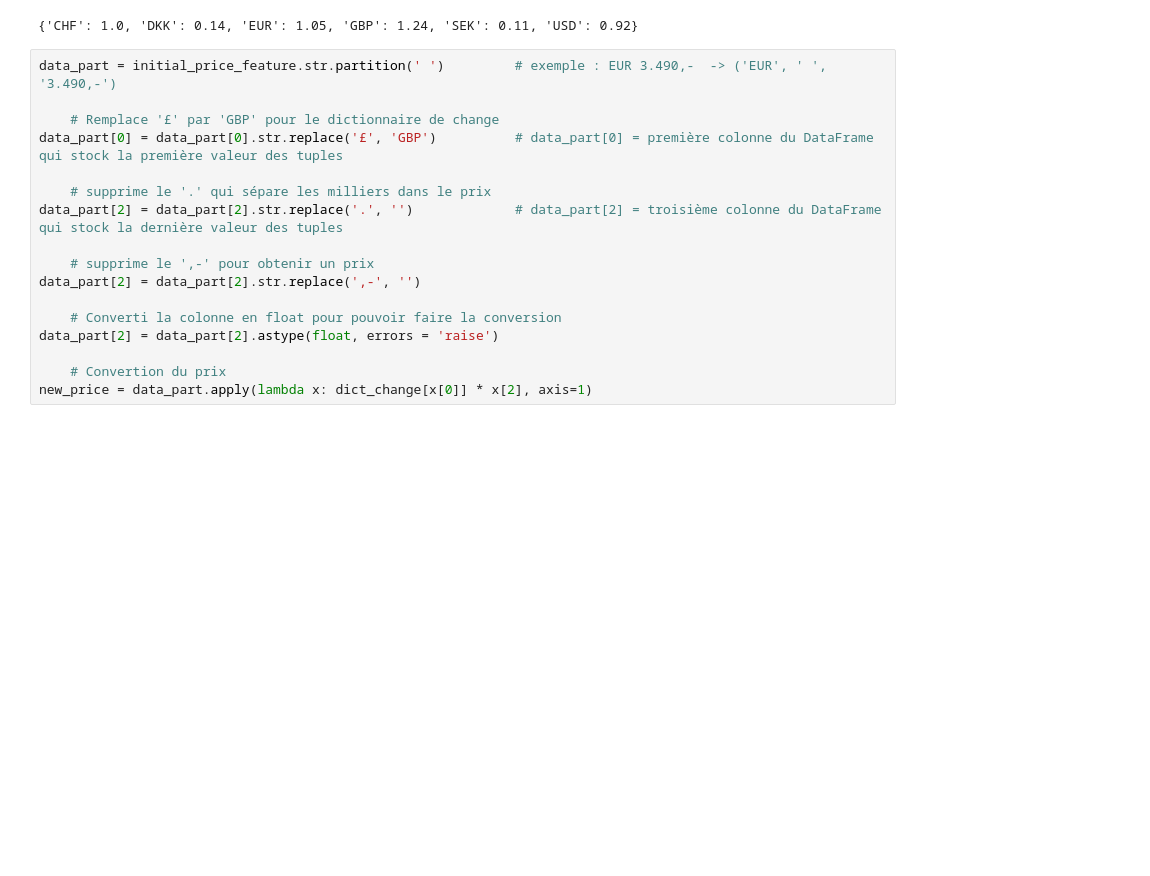
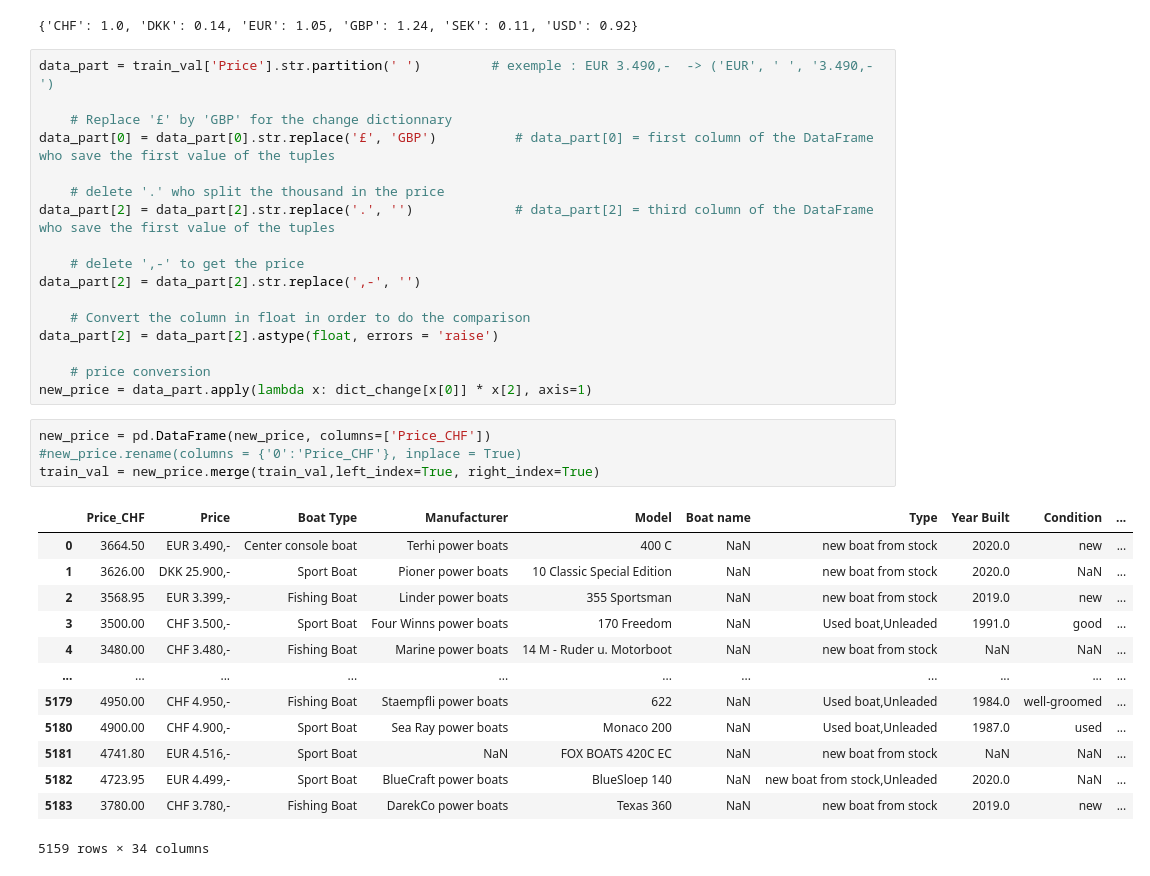
Before and after one commit to guillaumeovf/CarLoanDefault, a Jupyter notebook: Boat_Price.ipynb, the cells around one changed output. Cells and saved outputs as stored; diff of their text form; blank space fills up the shorter version.

```diff
--- a/Boat_Price.ipynb
+++ b/Boat_Price.ipynb
@@ -752,19 +752,37 @@ dict_change
 # %% [output]
 {'CHF': 1.0, 'DKK': 0.14, 'EUR': 1.05, 'GBP': 1.24, 'SEK': 0.11, 'USD': 0.92}
 # %%
-data_part = initial_price_feature.str.partition(' ')         # exemple : EUR 3.490,-  -> ('EUR', ' ', '3.490,-')
+data_part = train_val['Price'].str.partition(' ')         # exemple : EUR 3.490,-  -> ('EUR', ' ', '3.490,-')
 
-    # Remplace '£' par 'GBP' pour le dictionnaire de change
-data_part[0] = data_part[0].str.replace('£', 'GBP')          # data_part[0] = première colonne du DataFrame qui stock la première valeur des tuples
+    # Replace '£' by 'GBP' for the change dictionnary
+data_part[0] = data_part[0].str.replace('£', 'GBP')          # data_part[0] = first column of the DataFrame who save the first value of the tuples
 
-    # supprime le '.' qui sépare les milliers dans le prix
-data_part[2] = data_part[2].str.replace('.', '')             # data_part[2] = troisième colonne du DataFrame qui stock la dernière valeur des tuples
+    # delete '.' who split the thousand in the price
+data_part[2] = data_part[2].str.replace('.', '')             # data_part[2] = third column of the DataFrame who save the first value of the tuples
 
-    # supprime le ',-' pour obtenir un prix
+    # delete ',-' to get the price
 data_part[2] = data_part[2].str.replace(',-', '')
 
-    # Converti la colonne en float pour pouvoir faire la conversion
+    # Convert the column in float in order to do the comparison
 data_part[2] = data_part[2].astype(float, errors = 'raise')
 
-    # Convertion du prix
+    # price conversion
 new_price = data_part.apply(lambda x: dict_change[x[0]] * x[2], axis=1)
+# %%
+new_price = pd.DataFrame(new_price, columns=['Price_CHF'])
+#new_price.rename(columns = {'0':'Price_CHF'}, inplace = True)
+train_val = new_price.merge(train_val,left_index=True, right_index=True)
+# %% [output]
+|  | Price_CHF | Price | Boat Type | Manufacturer | Model | Boat name | Type | Year Built | Condition | ... |
+| 0 | 3664.50 | EUR 3.490,- | Center console boat | Terhi power boats | 400 C | NaN | new boat from stock | 2020.0 | new | ... |
+| 1 | 3626.00 | DKK 25.900,- | Sport Boat | Pioner power boats | 10 Classic Special Edition | NaN | new boat from stock | 2020.0 | NaN | ... |
+| 2 | 3568.95 | EUR 3.399,- | Fishing Boat | Linder power boats | 355 Sportsman | NaN | new boat from stock | 2019.0 | new | ... |
+| 3 | 3500.00 | CHF 3.500,- | Sport Boat | Four Winns power boats | 170 Freedom | NaN | Used boat,Unleaded | 1991.0 | good | ... |
+| 4 | 3480.00 | CHF 3.480,- | Fishing Boat | Marine power boats | 14 M - Ruder u. Motorboot | NaN | new boat from stock | NaN | NaN | ... |
+| ... | ... | ... | ... | ... | ... | ... | ... | ... | ... | ... |
+| 5179 | 4950.00 | CHF 4.950,- | Fishing Boat | Staempfli power boats | 622 | NaN | Used boat,Unleaded | 1984.0 | well-groomed | ... |
+| 5180 | 4900.00 | CHF 4.900,- | Sport Boat | Sea Ray power boats | Monaco 200 | NaN | Used boat,Unleaded | 1987.0 | used | ... |
+| 5181 | 4741.80 | EUR 4.516,- | Sport Boat | NaN | FOX BOATS 420C EC | NaN | new boat from stock | NaN | NaN | ... |
+| 5182 | 4723.95 | EUR 4.499,- | Sport Boat | BlueCraft power boats | BlueSloep 140 | NaN | new boat from stock,Unleaded | 2020.0 | NaN | ... |
+| 5183 | 3780.00 | CHF 3.780,- | Fishing Boat | DarekCo power boats | Texas 360 | NaN | new boat from stock | 2019.0 | new | ... |
+5159 rows × 34 columns
```
Also changed, not shown: parts of 1 cell of this notebook.
